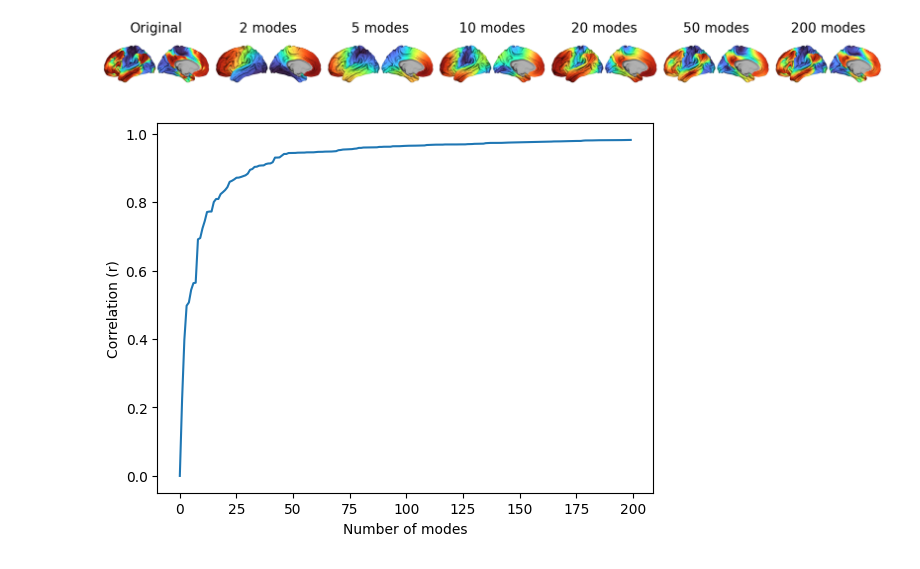
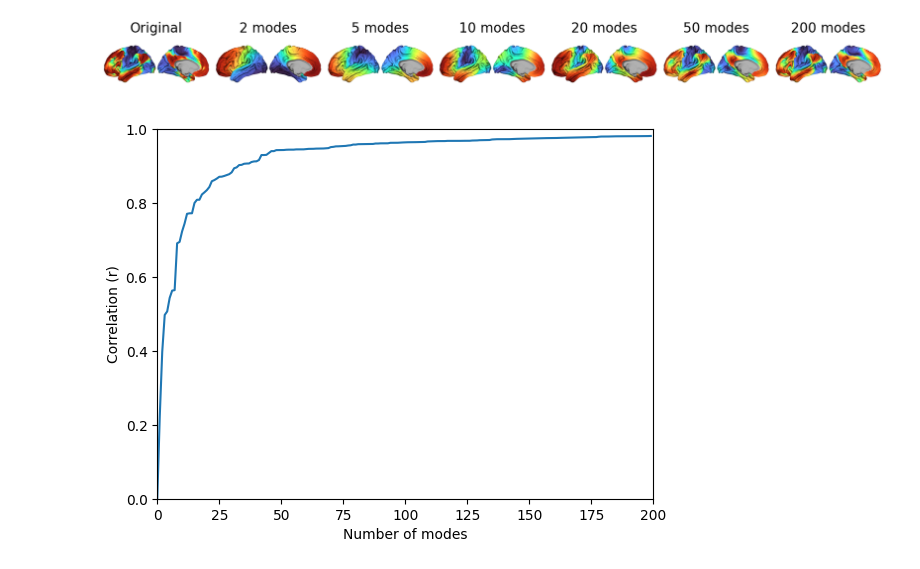
Before and after one commit to VictorBarnes/neuromodes, a Jupyter notebook: docs/tutorials/recon_maps.ipynb, the cells around one changed output. Saved outputs shown, nothing was run; the diff lists cells and outputs as text; code cells hidden in the pictures.

```diff
--- a/docs/tutorials/recon_maps.ipynb
+++ b/docs/tutorials/recon_maps.ipynb
@@ -80,8 +81,10 @@ plot_surf(lh_surfpath, data, labels=['Original'] + [f'{n} modes' for n in n_mode
 # %%
 # Plot reconstruction accuracy
 plt.plot(corr)
 plt.xlabel('Number of modes')
 plt.ylabel('Correlation (r)')
+plt.xlim(0, 200)
+plt.ylim(0, 1)
 plt.show()
 # %% [output]
-[figure, old version]
+[figure, new version]
```
Also changed, not shown: parts of 3 cells of this notebook, 11 other files.
